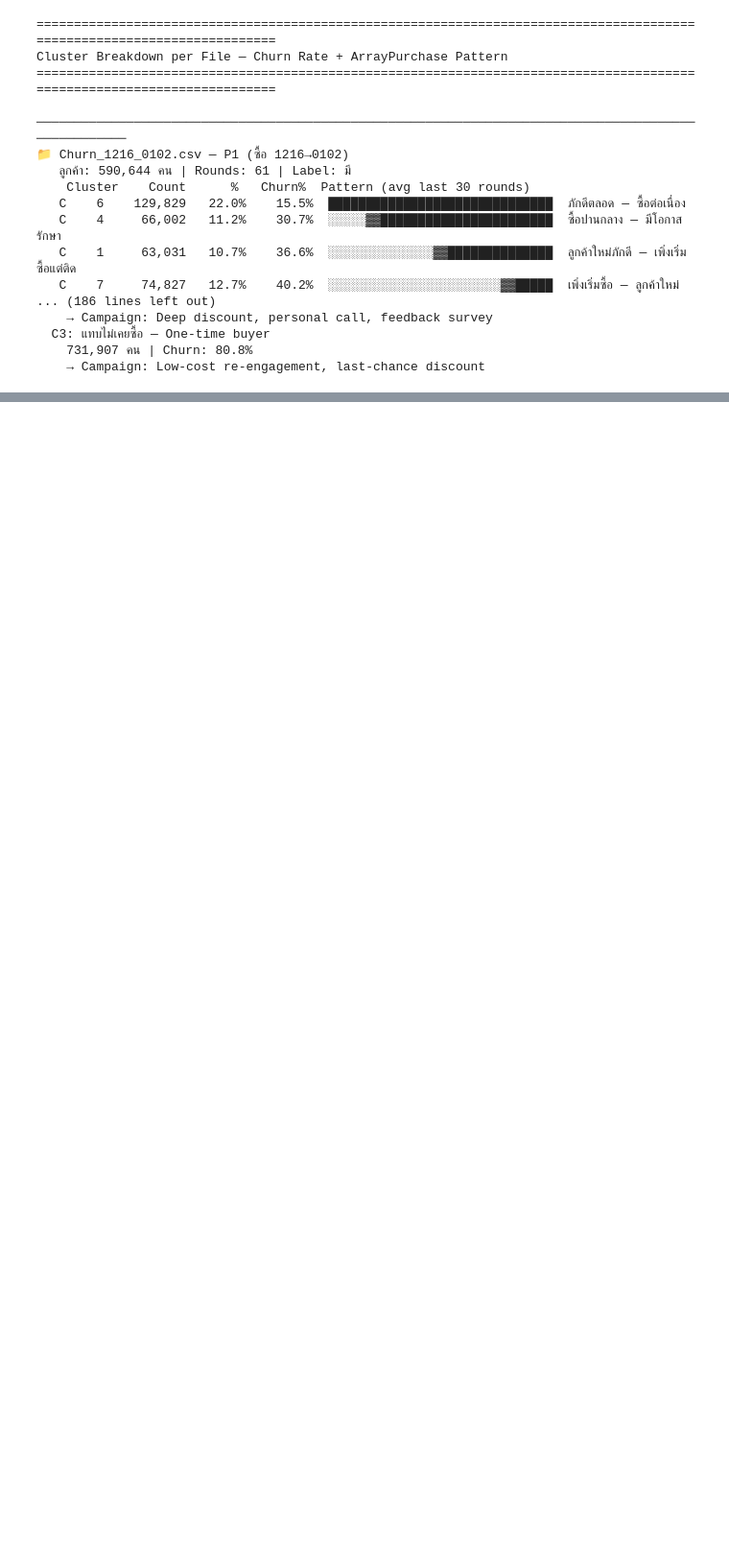
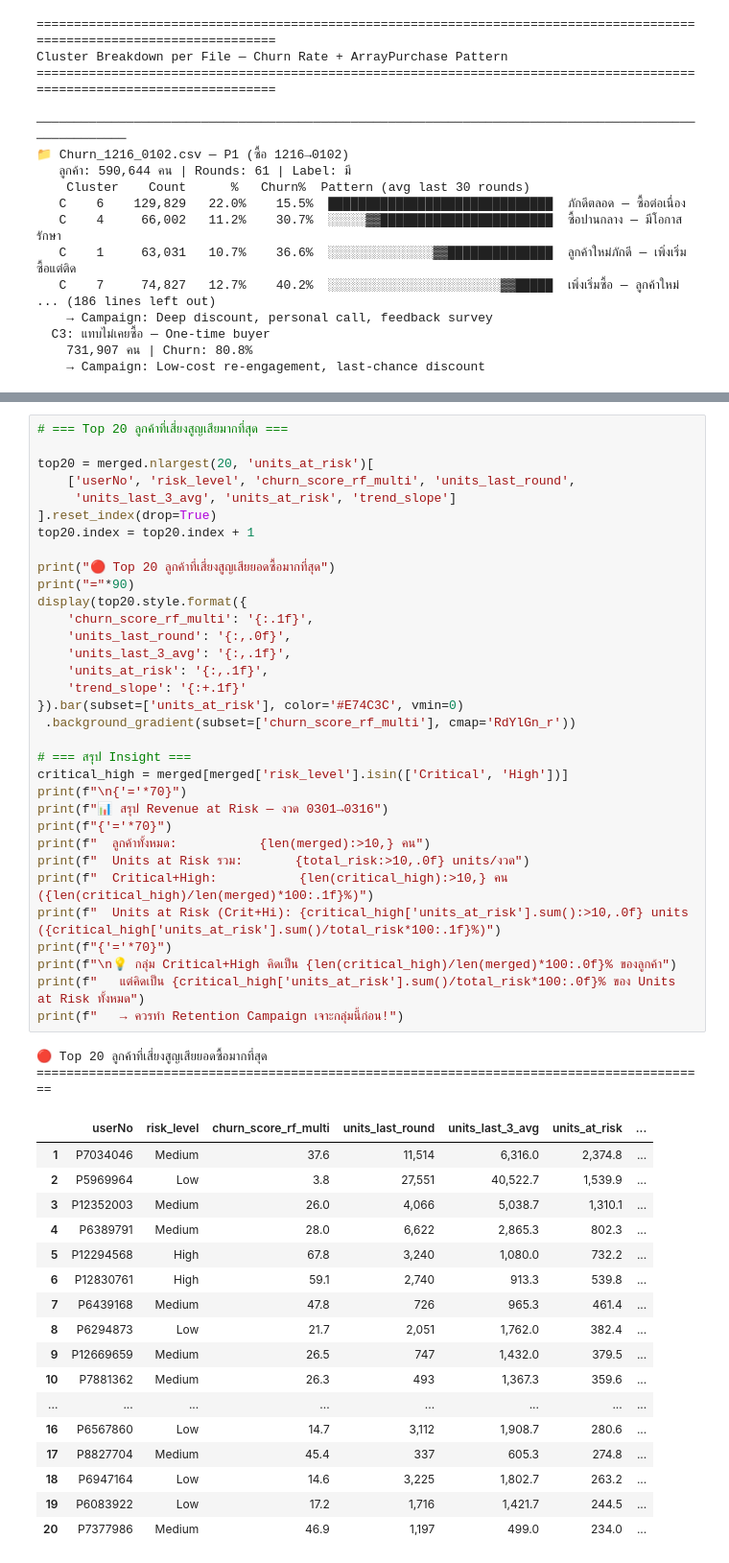
Before and after one commit to natpaphonn-ctrl/ChurnCustomer, a Jupyter notebook: Churn_Analysis.ipynb, the cells around one changed output, grey strips where cells are left out. Shown at 96% size. Cells and saved outputs as stored; diff of their text form; blank space fills up the shorter version.

```diff
--- a/Churn_Analysis.ipynb
+++ b/Churn_Analysis.ipynb
@@ -2349,0 +2506,53 @@ Cluster Breakdown per File — Churn Rate + ArrayPurchase Pattern
+# %%
+# === Top 20 ลูกค้าที่เสี่ยงสูญเสียมากที่สุด ===
+
+top20 = merged.nlargest(20, 'units_at_risk')[
+    ['userNo', 'risk_level', 'churn_score_rf_multi', 'units_last_round',
+     'units_last_3_avg', 'units_at_risk', 'trend_slope']
+].reset_index(drop=True)
+top20.index = top20.index + 1
+
+print("🔴 Top 20 ลูกค้าที่เสี่ยงสูญเสียยอดซื้อมากที่สุด")
+print("="*90)
+display(top20.style.format({
+    'churn_score_rf_multi': '{:.1f}',
+    'units_last_round': '{:,.0f}',
+    'units_last_3_avg': '{:,.1f}',
+    'units_at_risk': '{:,.1f}',
+    'trend_slope': '{:+.1f}'
+}).bar(subset=['units_at_risk'], color='#E74C3C', vmin=0)
+ .background_gradient(subset=['churn_score_rf_multi'], cmap='RdYlGn_r'))
+
+# === สรุป Insight ===
+critical_high = merged[merged['risk_level'].isin(['Critical', 'High'])]
+print(f"\n{'='*70}")
+print(f"📊 สรุป Revenue at Risk — งวด 0301→0316")
+print(f"{'='*70}")
+print(f"  ลูกค้าทั้งหมด:           {len(merged):>10,} คน")
+print(f"  Units at Risk รวม:       {total_risk:>10,.0f} units/งวด")
+print(f"  Critical+High:           {len(critical_high):>10,} คน ({len(critical_high)/len(merged)*100:.1f}%)")
+print(f"  Units at Risk (Crit+Hi): {critical_high['units_at_risk'].sum():>10,.0f} units ({critical_high['units_at_risk'].sum()/total_risk*100:.1f}%)")
+print(f"{'='*70}")
+print(f"\n💡 กลุ่ม Critical+High คิดเป็น {len(critical_high)/len(merged)*100:.0f}% ของลูกค้า")
+print(f"   แต่คิดเป็น {critical_high['units_at_risk'].sum()/total_risk*100:.0f}% ของ Units at Risk ทั้งหมด")
+print(f"   → ควรทำ Retention Campaign เจาะกลุ่มนี้ก่อน!")
+# %% [output]
+🔴 Top 20 ลูกค้าที่เสี่ยงสูญเสียยอดซื้อมากที่สุด
+==========================================================================================
+|  | userNo | risk_level | churn_score_rf_multi | units_last_round | units_last_3_avg | units_at_risk | ... |
+| 1 | P7034046 | Medium | 37.6 | 11,514 | 6,316.0 | 2,374.8 | ... |
+| 2 | P5969964 | Low | 3.8 | 27,551 | 40,522.7 | 1,539.9 | ... |
+| 3 | P12352003 | Medium | 26.0 | 4,066 | 5,038.7 | 1,310.1 | ... |
+| 4 | P6389791 | Medium | 28.0 | 6,622 | 2,865.3 | 802.3 | ... |
+| 5 | P12294568 | High | 67.8 | 3,240 | 1,080.0 | 732.2 | ... |
+| 6 | P12830761 | High | 59.1 | 2,740 | 913.3 | 539.8 | ... |
+| 7 | P6439168 | Medium | 47.8 | 726 | 965.3 | 461.4 | ... |
+| 8 | P6294873 | Low | 21.7 | 2,051 | 1,762.0 | 382.4 | ... |
+| 9 | P12669659 | Medium | 26.5 | 747 | 1,432.0 | 379.5 | ... |
+| 10 | P7881362 | Medium | 26.3 | 493 | 1,367.3 | 359.6 | ... |
+| ... | ... | ... | ... | ... | ... | ... | ... |
+| 16 | P6567860 | Low | 14.7 | 3,112 | 1,908.7 | 280.6 | ... |
+| 17 | P8827704 | Medium | 45.4 | 337 | 605.3 | 274.8 | ... |
+| 18 | P6947164 | Low | 14.6 | 3,225 | 1,802.7 | 263.2 | ... |
+| 19 | P6083922 | Low | 17.2 | 1,716 | 1,421.7 | 244.5 | ... |
+| 20 | P7377986 | Medium | 46.9 | 1,197 | 499.0 | 234.0 | ... |
```
Also changed, not shown: parts of 7 cells of this notebook, 1 other file.
